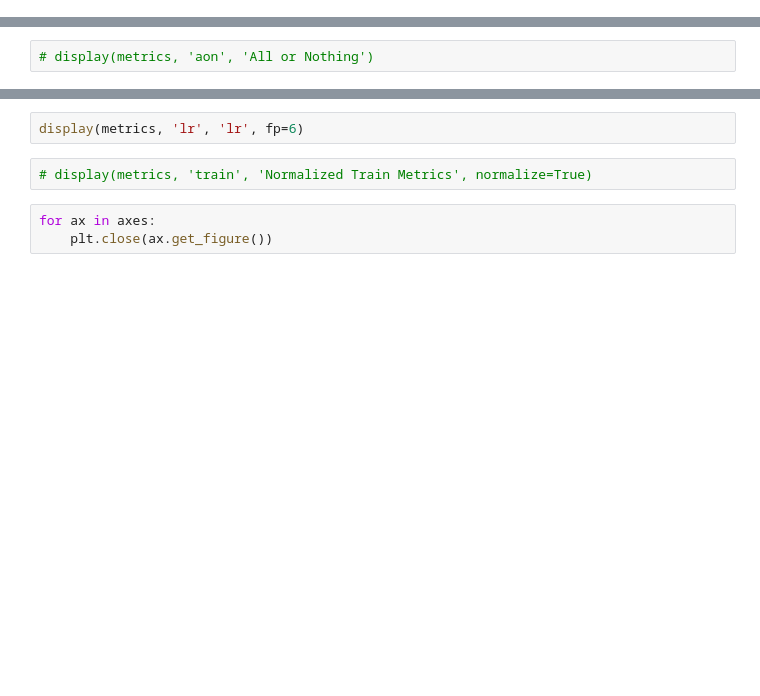
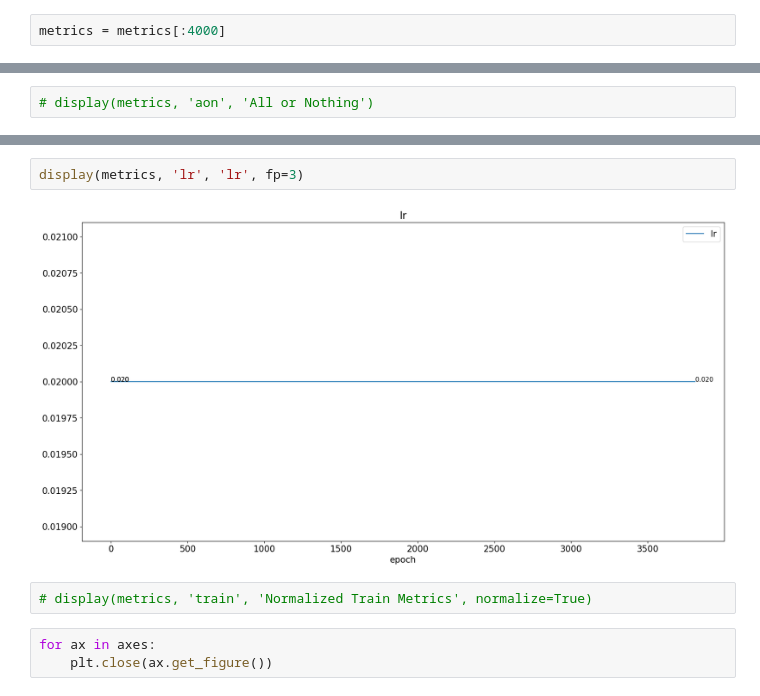
Before and after one commit to osnieltx/gnn-co, a Jupyter notebook: history_visualizer.ipynb, the cells around one changed output, grey strips where cells are left out. Saved outputs shown, nothing was run; the diff lists cells and outputs as text; blank space fills up the shorter version.

```diff
--- a/history_visualizer.ipynb
+++ b/history_visualizer.ipynb
@@ -45,2 +45,4 @@ FileNotFoundError: [Errno 2] No such file or directory: './experiments/2024-11-2
+# %%
+metrics = metrics[:4000]
 # %%
 display(metrics, 'reward', 'total episode reward', ignore='val')
@@ -55,5 +65,7 @@ display(metrics, 'val', 'Validation', fp=3)
 # %%
-display(metrics, 'lr', 'lr', fp=6)
+display(metrics, 'lr', 'lr', fp=3)
+# %% [output]
+[figure, added]
 # %%
 # display(metrics, 'train', 'Normalized Train Metrics', normalize=True)
 # %%
```
Also changed, not shown: parts of 7 cells of this notebook, 11 other files.
